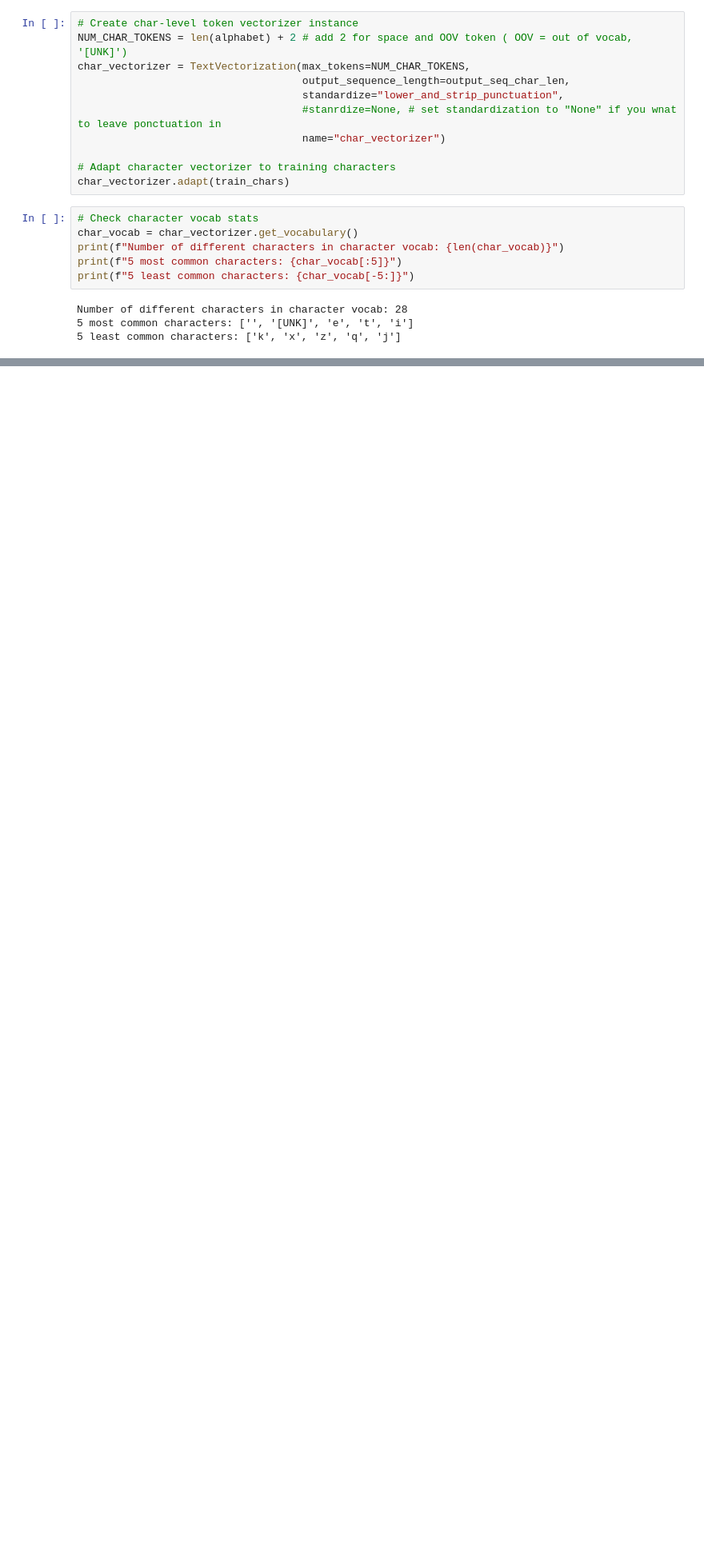
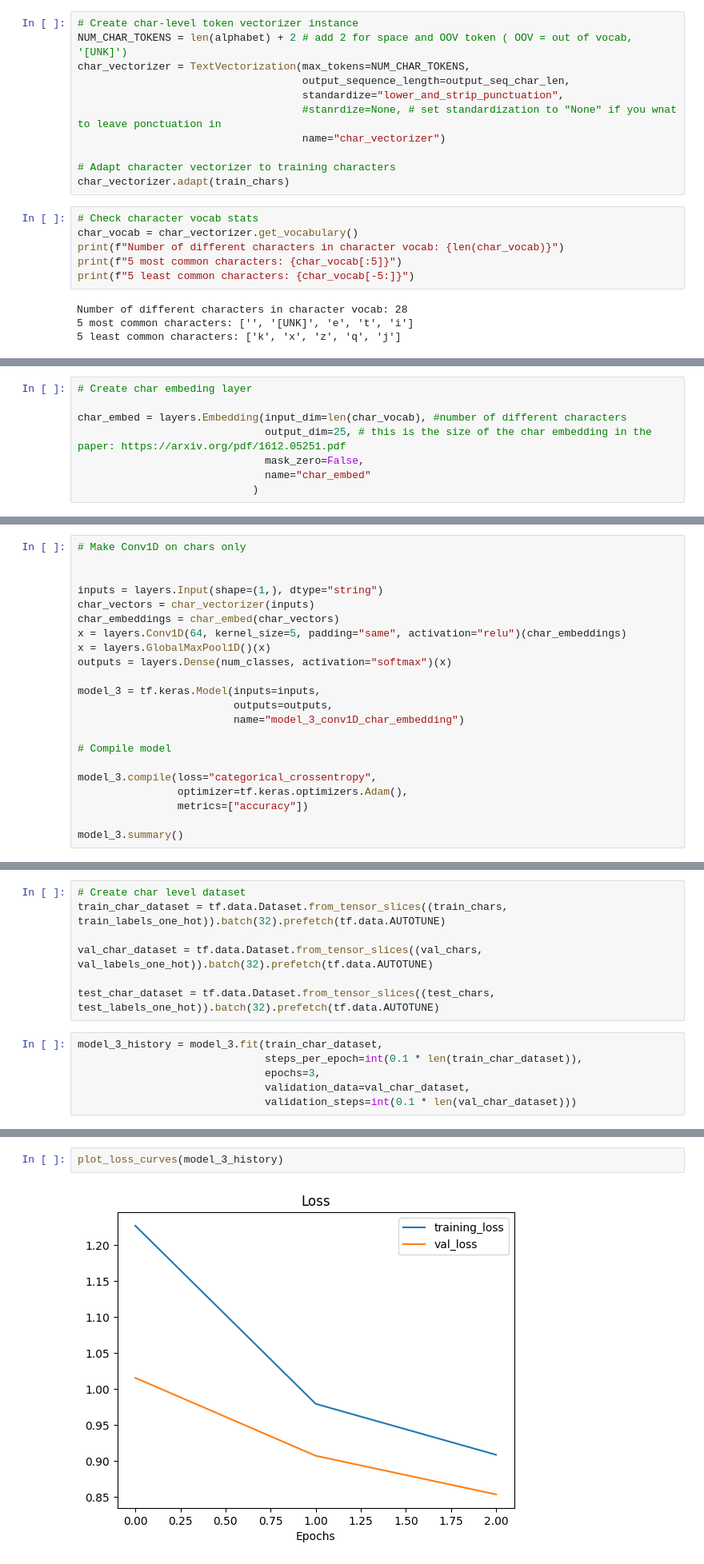
Before and after one commit to miller00315/ia_studies, a Jupyter notebook: milestone_project_skim_nlp_lit.ipynb, the cells around one changed output, grey strips where cells are left out. Shown at 80% size. Cells and saved outputs as stored; diff of their text form; blank space fills up the shorter version.

```diff
--- a/milestone_project_skim_nlp_lit.ipynb
+++ b/milestone_project_skim_nlp_lit.ipynb
@@ -1017,0 +1024,8 @@ Length of vectorized chars: 290
+# %%
+# Create char embeding layer
+
+char_embed = layers.Embedding(input_dim=len(char_vocab), #number of different characters
+                              output_dim=25, # this is the size of the char embedding in the paper: https://arxiv.org/pdf/1612.05251.pdf
+                              mask_zero=False,
+                              name="char_embed"
+                            )
@@ -1017,0 +1065,22 @@ Length of vectorized chars: 290
+# %%
+# Make Conv1D on chars only
+
+
+inputs = layers.Input(shape=(1,), dtype="string")
+char_vectors = char_vectorizer(inputs)
+char_embeddings = char_embed(char_vectors)
+x = layers.Conv1D(64, kernel_size=5, padding="same", activation="relu")(char_embeddings)
+x = layers.GlobalMaxPool1D()(x)
+outputs = layers.Dense(num_classes, activation="softmax")(x)
+
+model_3 = tf.keras.Model(inputs=inputs,
+                         outputs=outputs,
+                         name="model_3_conv1D_char_embedding")
+
+# Compile model
+
+model_3.compile(loss="categorical_crossentropy",
+                optimizer=tf.keras.optimizers.Adam(),
+                metrics=["accuracy"])
+
+model_3.summary()
@@ -1017,0 +1105,13 @@ Length of vectorized chars: 290
+# %%
+# Create char level dataset
+train_char_dataset = tf.data.Dataset.from_tensor_slices((train_chars, train_labels_one_hot)).batch(32).prefetch(tf.data.AUTOTUNE)
+
+val_char_dataset = tf.data.Dataset.from_tensor_slices((val_chars, val_labels_one_hot)).batch(32).prefetch(tf.data.AUTOTUNE)
+
+test_char_dataset = tf.data.Dataset.from_tensor_slices((test_chars, test_labels_one_hot)).batch(32).prefetch(tf.data.AUTOTUNE)
+# %%
+model_3_history = model_3.fit(train_char_dataset,
+                              steps_per_epoch=int(0.1 * len(train_char_dataset)),
+                              epochs=3,
+                              validation_data=val_char_dataset,
+                              validation_steps=int(0.1 * len(val_char_dataset)))
@@ -1017,0 +1125,4 @@ Length of vectorized chars: 290
+# %%
+plot_loss_curves(model_3_history)
+# %% [output]
+[figure, added]
```
Also changed, not shown: parts of 52 cells of this notebook.
